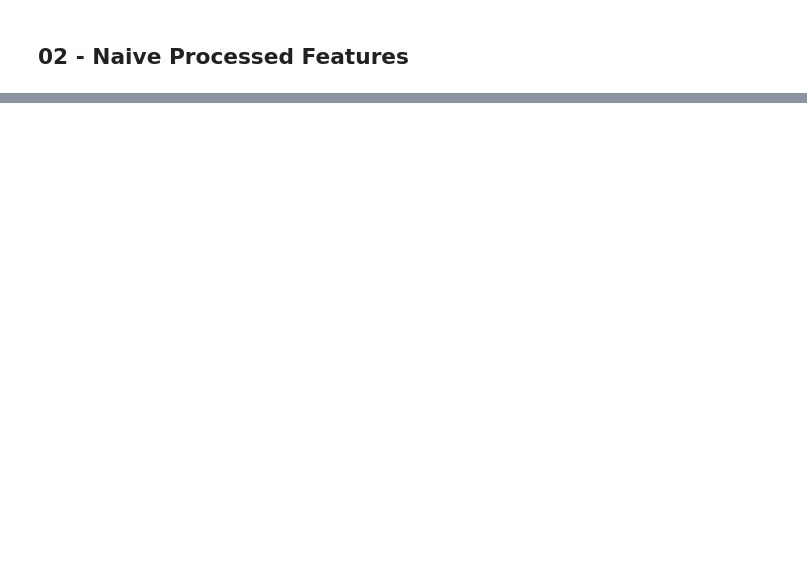
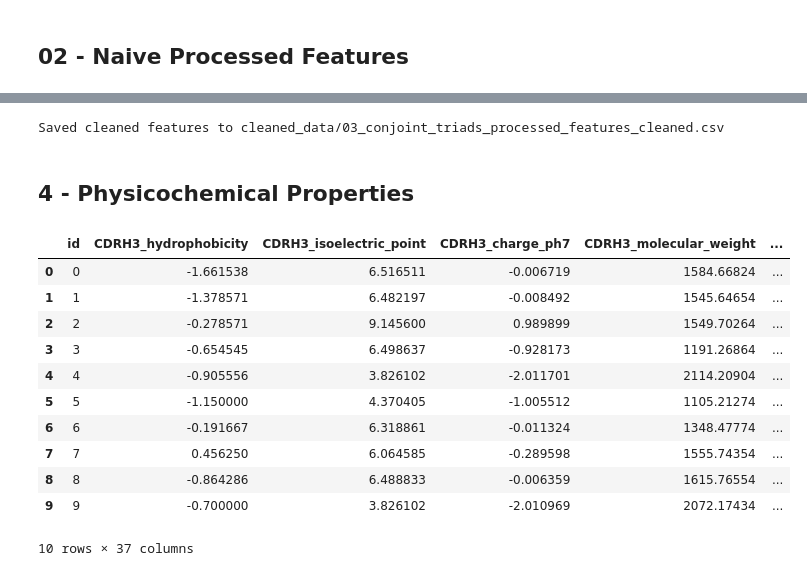
Before and after one commit to ImaginaryLogs/CSC713M-CROWN19AB-PROJECT, a Jupyter notebook: notebooks/pipelines/p03.5_eda/02_cleaner.ipynb, the cells around one changed output, grey strips where cells are left out. Saved outputs shown, nothing was run; the diff lists cells and outputs as text; code cells hidden in the pictures; blank space fills up the shorter version.

```diff
--- a/notebooks/pipelines/p03.5_eda/02_cleaner.ipynb
+++ b/notebooks/pipelines/p03.5_eda/02_cleaner.ipynb
@@ -92,0 +291,25 @@ Saved cleaned labels to cleaned_data/01_binding_labels._cleaned.csv
+# %%
+conjoint_triads_cleaned = conjoint_triads.fillna(0) # temporary measure for now
+output_path = Path("cleaned_data/03_conjoint_triads_processed_features_cleaned.csv")
+output_path.parent.mkdir(parents=True, exist_ok=True)
+conjoint_triads_cleaned.to_csv(output_path, index=False)
+print(f"Saved cleaned features to {output_path}")
+# %% [output]
+Saved cleaned features to cleaned_data/03_conjoint_triads_processed_features_cleaned.csv
+# %% [markdown]
+## 4 - Physicochemical Properties
+# %%
+global_features.head(10)
+# %% [output]
+|  | id | CDRH3_hydrophobicity | CDRH3_isoelectric_point | CDRH3_charge_ph7 | CDRH3_molecular_weight | ... |
+| 0 | 0 | -1.661538 | 6.516511 | -0.006719 | 1584.66824 | ... |
+| 1 | 1 | -1.378571 | 6.482197 | -0.008492 | 1545.64654 | ... |
+| 2 | 2 | -0.278571 | 9.145600 | 0.989899 | 1549.70264 | ... |
+| 3 | 3 | -0.654545 | 6.498637 | -0.928173 | 1191.26864 | ... |
+| 4 | 4 | -0.905556 | 3.826102 | -2.011701 | 2114.20904 | ... |
+| 5 | 5 | -1.150000 | 4.370405 | -1.005512 | 1105.21274 | ... |
+| 6 | 6 | -0.191667 | 6.318861 | -0.011324 | 1348.47774 | ... |
+| 7 | 7 | 0.456250 | 6.064585 | -0.289598 | 1555.74354 | ... |
+| 8 | 8 | -0.864286 | 6.488833 | -0.006359 | 1615.76554 | ... |
+| 9 | 9 | -0.700000 | 3.826102 | -2.010969 | 2072.17434 | ... |
+10 rows × 37 columns
```
Also changed, not shown: parts of 39 cells of this notebook, 3 other files.
